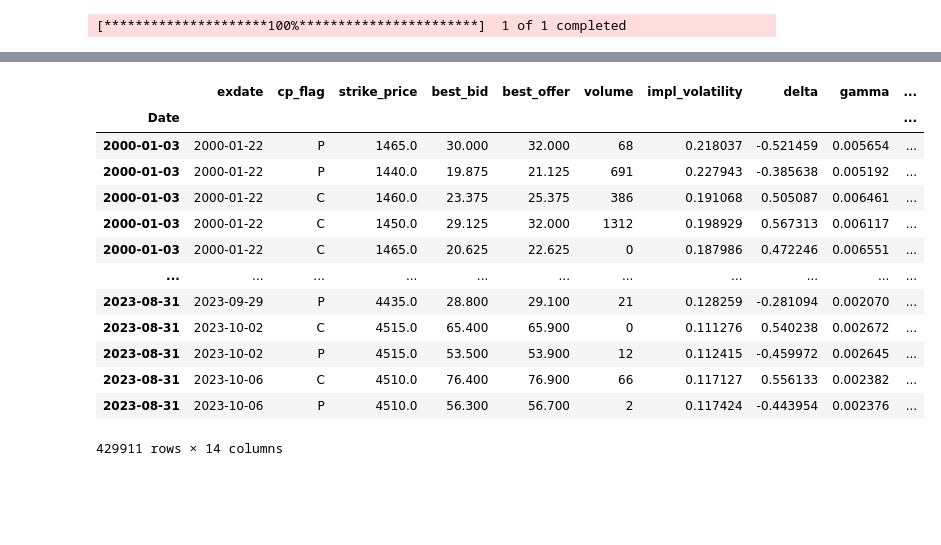
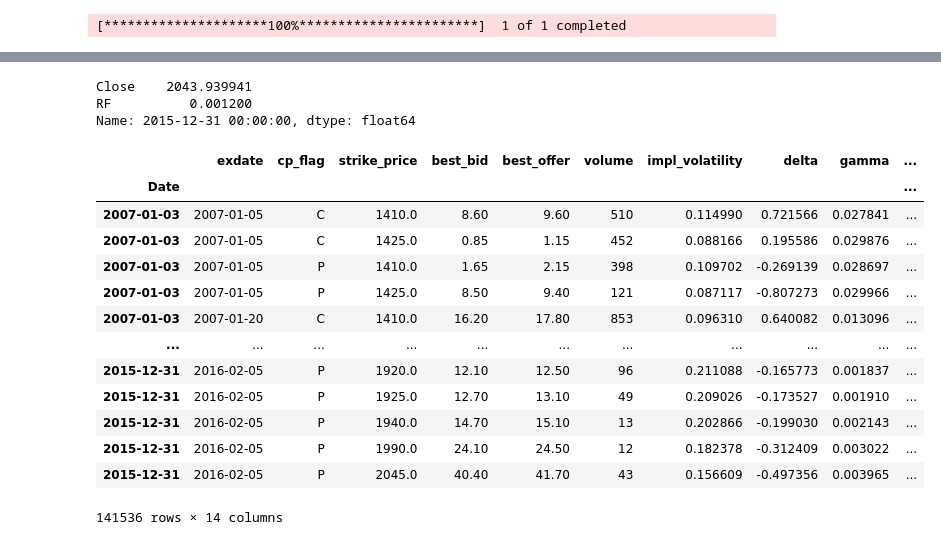
Before and after one commit to BenjaminSeguin/Straddle_hedging_project, a Jupyter notebook: main.ipynb, the cells around one changed output, grey strips where cells are left out. Cells and saved outputs as stored; diff of their text form; code cells hidden in the pictures; blank space fills up the shorter version.

```diff
--- a/main.ipynb
+++ b/main.ipynb
@@ -22,21 +93,28 @@ filtered_sp.index = pd.to_datetime(filtered_sp.index).tz_localize(None)
+# %%
+new_market_df.loc['2015-12-31']
+# %% [output]
+Close    2043.939941
+RF          0.001200
+Name: 2015-12-31 00:00:00, dtype: float64
 # %%
 data = pd.read_csv('filtered_data2.csv')
 data.set_index('Date', inplace=True)
+data_train = data[training_start_date:training_end_date]
+option_df = data_train
+option_df
+# %% [output]
+|  | exdate | cp_flag | strike_price | best_bid | best_offer | volume | impl_volatility | delta | gamma | ... |
+| Date |  |  |  |  |  |  |  |  |  | ... |
+| 2007-01-03 | 2007-01-05 | C | 1410.0 | 8.60 | 9.60 | 510 | 0.114990 | 0.721566 | 0.027841 | ... |
+| 2007-01-03 | 2007-01-05 | C | 1425.0 | 0.85 | 1.15 | 452 | 0.088166 | 0.195586 | 0.029876 | ... |
+| 2007-01-03 | 2007-01-05 | P | 1410.0 | 1.65 | 2.15 | 398 | 0.109702 | -0.269139 | 0.028697 | ... |
+| 2007-01-03 | 2007-01-05 | P | 1425.0 | 8.50 | 9.40 | 121 | 0.087117 | -0.807273 | 0.029966 | ... |
+| 2007-01-03 | 2007-01-20 | C | 1410.0 | 16.20 | 17.80 | 853 | 0.096310 | 0.640082 | 0.013096 | ... |
+| ... | ... | ... | ... | ... | ... | ... | ... | ... | ... | ... |
+| 2015-12-31 | 2016-02-05 | P | 1920.0 | 12.10 | 12.50 | 96 | 0.211088 | -0.165773 | 0.001837 | ... |
+| 2015-12-31 | 2016-02-05 | P | 1925.0 | 12.70 | 13.10 | 49 | 0.209026 | -0.173527 | 0.001910 | ... |
+| 2015-12-31 | 2016-02-05 | P | 1940.0 | 14.70 | 15.10 | 13 | 0.202866 | -0.199030 | 0.002143 | ... |
+| 2015-12-31 | 2016-02-05 | P | 1990.0 | 24.10 | 24.50 | 12 | 0.182378 | -0.312409 | 0.003022 | ... |
+| 2015-12-31 | 2016-02-05 | P | 2045.0 | 40.40 | 41.70 | 43 | 0.156609 | -0.497356 | 0.003965 | ... |
+141536 rows × 14 columns
-# %%
-data
-# %% [output]
-|  | exdate | cp_flag | strike_price | best_bid | best_offer | volume | impl_volatility | delta | gamma | ... |
-| Date |  |  |  |  |  |  |  |  |  | ... |
-| 2000-01-03 | 2000-01-22 | P | 1465.0 | 30.000 | 32.000 | 68 | 0.218037 | -0.521459 | 0.005654 | ... |
-| 2000-01-03 | 2000-01-22 | P | 1440.0 | 19.875 | 21.125 | 691 | 0.227943 | -0.385638 | 0.005192 | ... |
-| 2000-01-03 | 2000-01-22 | C | 1460.0 | 23.375 | 25.375 | 386 | 0.191068 | 0.505087 | 0.006461 | ... |
-| 2000-01-03 | 2000-01-22 | C | 1450.0 | 29.125 | 32.000 | 1312 | 0.198929 | 0.567313 | 0.006117 | ... |
-| 2000-01-03 | 2000-01-22 | C | 1465.0 | 20.625 | 22.625 | 0 | 0.187986 | 0.472246 | 0.006551 | ... |
-| ... | ... | ... | ... | ... | ... | ... | ... | ... | ... | ... |
-| 2023-08-31 | 2023-09-29 | P | 4435.0 | 28.800 | 29.100 | 21 | 0.128259 | -0.281094 | 0.002070 | ... |
-| 2023-08-31 | 2023-10-02 | C | 4515.0 | 65.400 | 65.900 | 0 | 0.111276 | 0.540238 | 0.002672 | ... |
-| 2023-08-31 | 2023-10-02 | P | 4515.0 | 53.500 | 53.900 | 12 | 0.112415 | -0.459972 | 0.002645 | ... |
-| 2023-08-31 | 2023-10-06 | C | 4510.0 | 76.400 | 76.900 | 66 | 0.117127 | 0.556133 | 0.002382 | ... |
-| 2023-08-31 | 2023-10-06 | P | 4510.0 | 56.300 | 56.700 | 2 | 0.117424 | -0.443954 | 0.002376 | ... |
-429911 rows × 14 columns
 # %%
```
Also changed, not shown: parts of 19 cells of this notebook.
